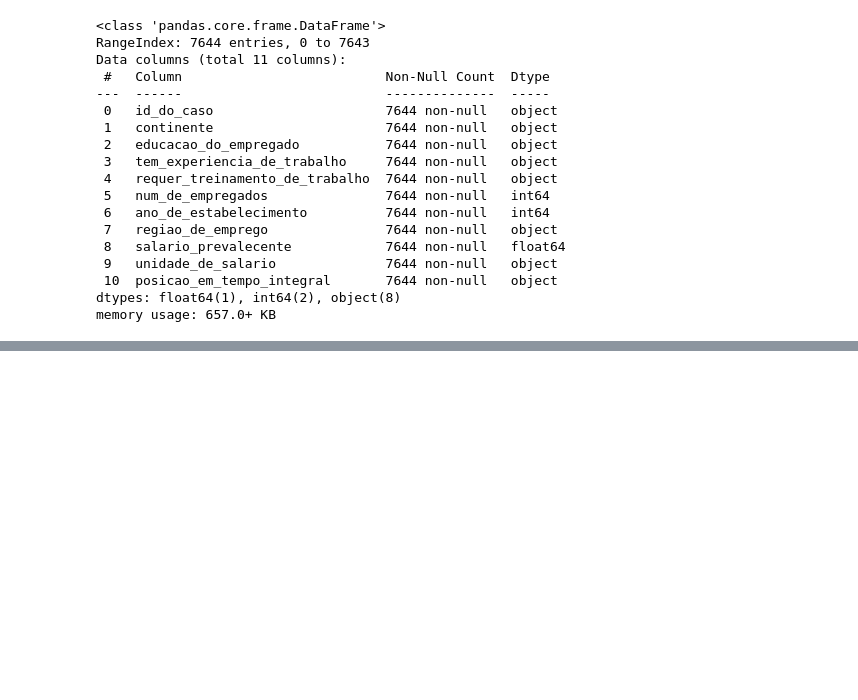
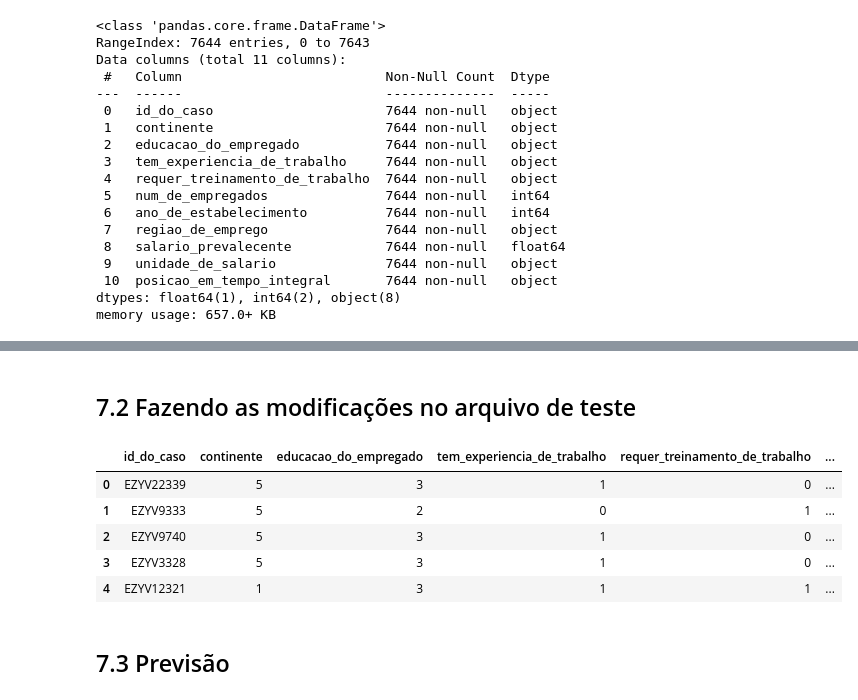
Before and after one commit to leoalvessantana/ML-Olympiad-Vistos-Classification, a Jupyter notebook: vistos_classification.ipynb, the cells around one changed output, grey strips where cells are left out. Saved outputs shown, nothing was run; the diff lists cells and outputs as text; code cells hidden in the pictures; blank space fills up the shorter version.

```diff
--- a/vistos_classification.ipynb
+++ b/vistos_classification.ipynb
@@ -53,7 +53,7 @@ def cramer_v( x, y ):
 df = pd.read_csv('Data/train.csv')
 
 # dados que seram usados para o teste do modelo
-test = pd.read_csv('Data/test.csv')
+df_test = pd.read_csv('Data/test.csv')
 # %%
 df.head()
 # %% [output]
@@ -688,0 +779,2 @@ F1 Score: 0.7390752493200361
+# %%
+test = df_test.copy()
@@ -718,0 +841,2 @@ memory usage: 657.0+ KB
+# %% [markdown]
+## 7.2 Fazendo as modificações no arquivo de teste
@@ -760,0 +888,11 @@ memory usage: 657.0+ KB
+# %%
+test.head()
+# %% [output]
+|  | id_do_caso | continente | educacao_do_empregado | tem_experiencia_de_trabalho | requer_treinamento_de_trabalho | ... |
+| 0 | EZYV22339 | 5 | 3 | 1 | 0 | ... |
+| 1 | EZYV9333 | 5 | 2 | 0 | 1 | ... |
+| 2 | EZYV9740 | 5 | 3 | 1 | 0 | ... |
+| 3 | EZYV3328 | 5 | 3 | 1 | 0 | ... |
+| 4 | EZYV12321 | 1 | 3 | 1 | 1 | ... |
+# %% [markdown]
+## 7.3 Previsão
```
Also changed, not shown: parts of 22 cells of this notebook, 2 other files.
